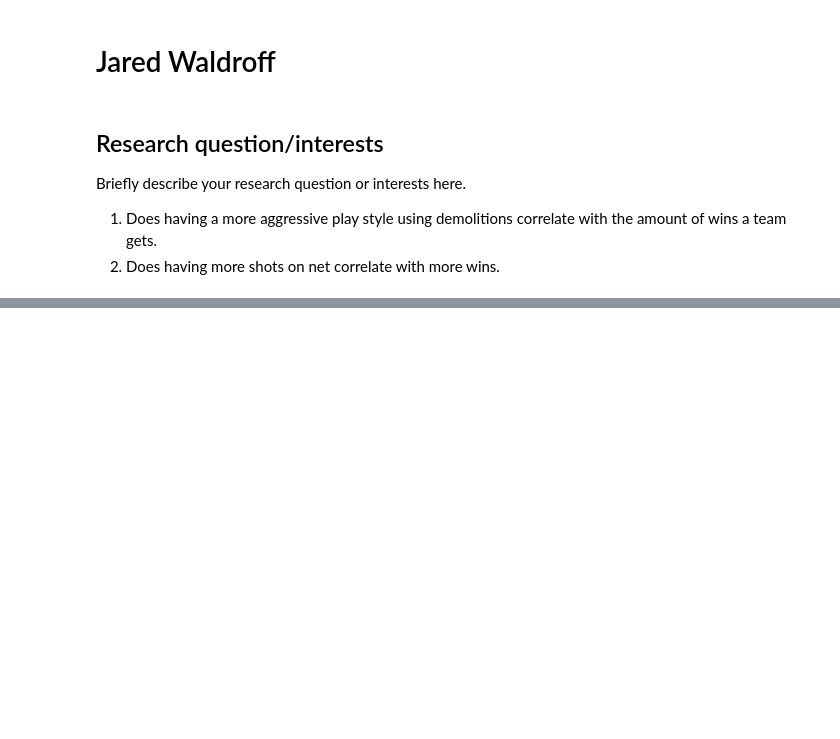
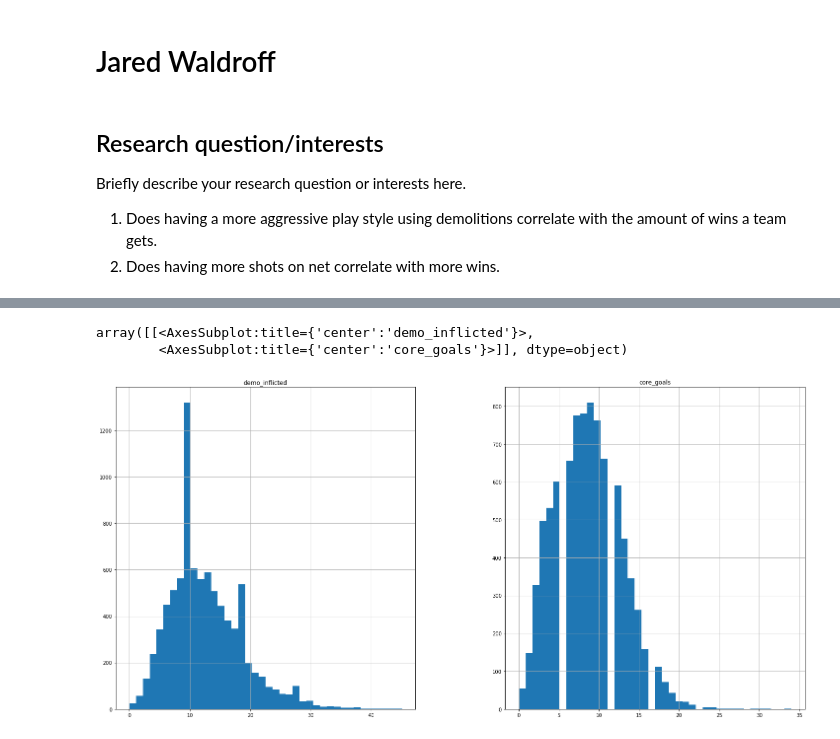
Before and after one commit to ahmadsm1/Rocket-League-Winning-Strategies, a Jupyter notebook: notebooks/analysis2.ipynb, the cells around one changed output, grey strips where cells are left out. Drawn from its saved outputs; the diff is of its cells as text; code cells hidden in the pictures; blank space fills up the shorter version.

```diff
--- a/notebooks/analysis2.ipynb
+++ b/notebooks/analysis2.ipynb
@@ -9,0 +56,6 @@ Briefly describe your research question or interests here.
+# %%
+m3_data_set.hist(bins=40,figsize =(25,12))
+# %% [output]
+array([[<AxesSubplot:title={'center':'demo_inflicted'}>,
+        <AxesSubplot:title={'center':'core_goals'}>]], dtype=object)
+[figure, added]
```
Also changed, not shown: parts of 11 cells of this notebook, 1 other file.
